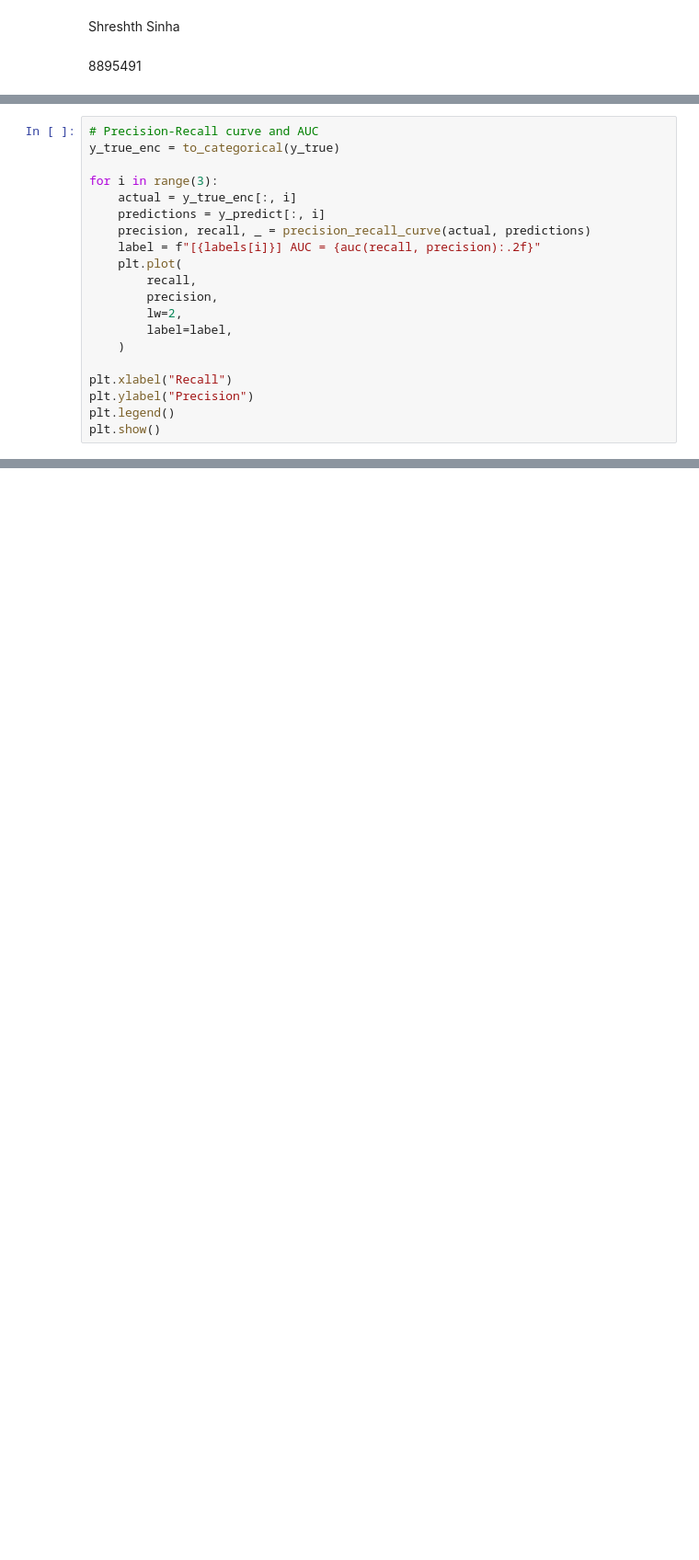
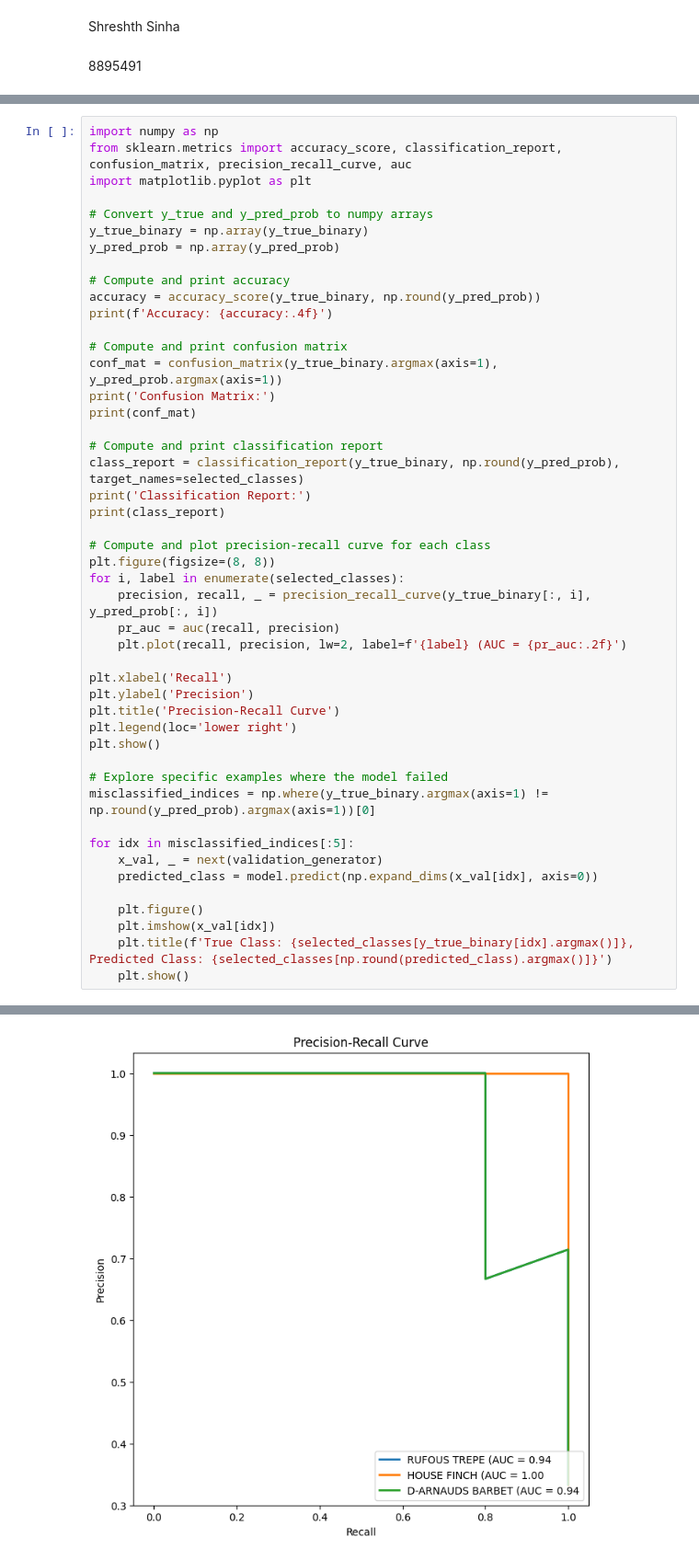
Before and after one commit to Shreshth974/CSCN8010-lab-submissions, a Jupyter notebook: students_submissions/8895491/Lab10.ipynb, the cells around one changed output, grey strips where cells are left out. Shown at 92% size. Saved outputs shown, nothing was run; the diff lists cells and outputs as text; blank space fills up the shorter version.

```diff
--- a/students_submissions/8895491/Lab10.ipynb
+++ b/students_submissions/8895491/Lab10.ipynb
@@ -259,20 +4,0 @@ for i in misclassfied_indices[0:5]:
-# %%
-# Precision-Recall curve and AUC
-y_true_enc = to_categorical(y_true)
-
-for i in range(3):
-    actual = y_true_enc[:, i]
-    predictions = y_predict[:, i]
-    precision, recall, _ = precision_recall_curve(actual, predictions)
-    label = f"[{labels[i]}] AUC = {auc(recall, precision):.2f}"
-    plt.plot(
-        recall,
-        precision,
-        lw=2,
-        label=label,
-    )
-
-plt.xlabel("Recall")
-plt.ylabel("Precision")
-plt.legend()
-plt.show()
@@ -280,0 +264,48 @@ plt.show()
+# %%
+import numpy as np
+from sklearn.metrics import accuracy_score, classification_report, confusion_matrix, precision_recall_curve, auc
+import matplotlib.pyplot as plt
+
+# Convert y_true and y_pred_prob to numpy arrays
+y_true_binary = np.array(y_true_binary)
+y_pred_prob = np.array(y_pred_prob)
+
+# Compute and print accuracy
+accuracy = accuracy_score(y_true_binary, np.round(y_pred_prob))
+print(f'Accuracy: {accuracy:.4f}')
+
+# Compute and print confusion matrix
+conf_mat = confusion_matrix(y_true_binary.argmax(axis=1), y_pred_prob.argmax(axis=1))
+print('Confusion Matrix:')
+print(conf_mat)
+
+# Compute and print classification report
+class_report = classification_report(y_true_binary, np.round(y_pred_prob), target_names=selected_classes)
+print('Classification Report:')
+print(class_report)
+
+# Compute and plot precision-recall curve for each class
+plt.figure(figsize=(8, 8))
+for i, label in enumerate(selected_classes):
+    precision, recall, _ = precision_recall_curve(y_true_binary[:, i], y_pred_prob[:, i])
+    pr_auc = auc(recall, precision)
+    plt.plot(recall, precision, lw=2, label=f'{label} (AUC = {pr_auc:.2f}')
+
+plt.xlabel('Recall')
+plt.ylabel('Precision')
+plt.title('Precision-Recall Curve')
+plt.legend(loc='lower right')
+plt.show()
+
+# Explore specific examples where the model failed
+misclassified_indices = np.where(y_true_binary.argmax(axis=1) != np.round(y_pred_prob).argmax(axis=1))[0]
+
+for idx in misclassified_indices[:5]:
+    x_val, _ = next(validation_generator)
+    predicted_class = model.predict(np.expand_dims(x_val[idx], axis=0))
+
+    plt.figure()
+    plt.imshow(x_val[idx])
+    plt.title(f'True Class: {selected_classes[y_true_binary[idx].argmax()]}, Predicted Class: {selected_classes[np.round(predicted_class).argmax()]}')
+    plt.show()
+# %% [output]
@@ -280,0 +328 @@ plt.show()
+[figure, added]
```
Also changed, not shown: parts of 20 cells of this notebook, 1 other file.
